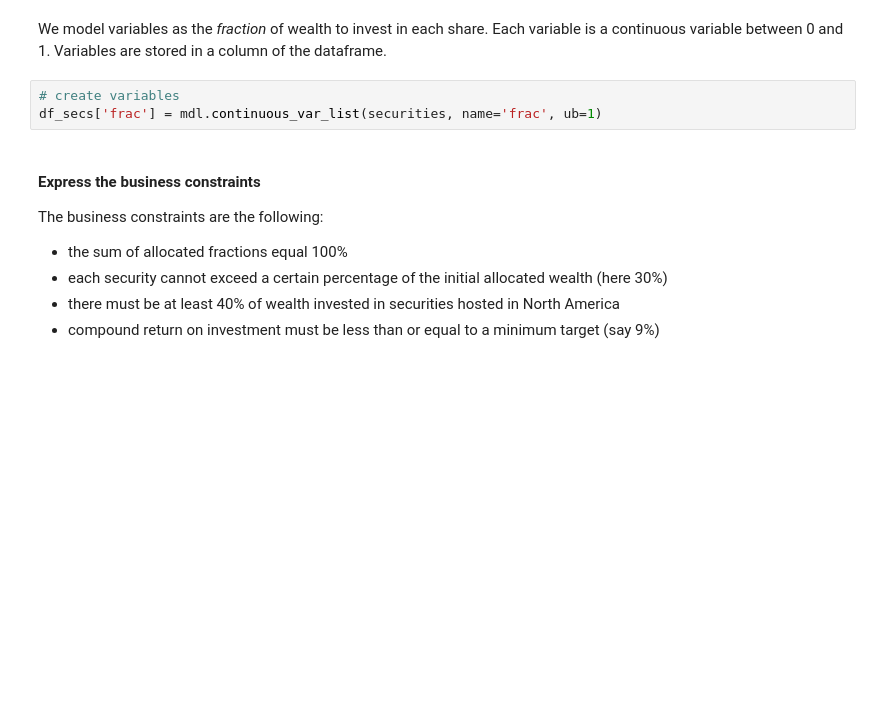
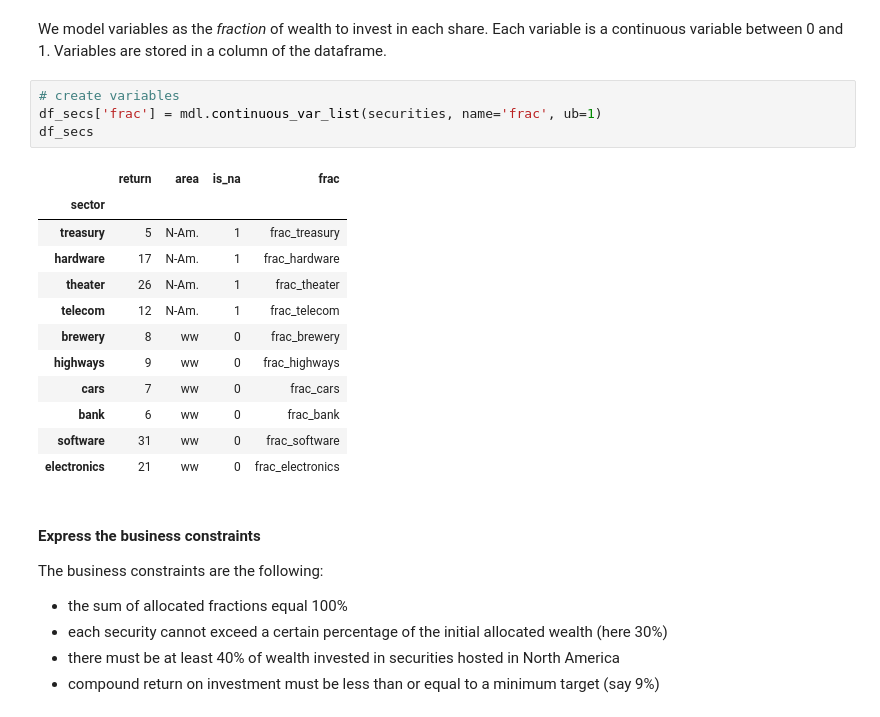
Before and after one commit to jxtrbtk/cplex, a Jupyter notebook: CPLEX-LAB03-Beyond_Linear_Programming.ipynb, the cells around one changed output. Drawn from its saved outputs; the diff is of its cells as text; blank space fills up the shorter version.

```diff
--- a/CPLEX-LAB03-Beyond_Linear_Programming.ipynb
+++ b/CPLEX-LAB03-Beyond_Linear_Programming.ipynb
@@ -944,6 +939,20 @@ We model variables as the _fraction_ of wealth to invest in each share. Each var
 # %%
 # create variables
 df_secs['frac'] = mdl.continuous_var_list(securities, name='frac', ub=1)
+df_secs
+# %% [output]
+|  | return | area | is_na | frac |
+| sector |  |  |  |  |
+| treasury | 5 | N-Am. | 1 | frac_treasury |
+| hardware | 17 | N-Am. | 1 | frac_hardware |
+| theater | 26 | N-Am. | 1 | frac_theater |
+| telecom | 12 | N-Am. | 1 | frac_telecom |
+| brewery | 8 | ww | 0 | frac_brewery |
+| highways | 9 | ww | 0 | frac_highways |
+| cars | 7 | ww | 0 | frac_cars |
+| bank | 6 | ww | 0 | frac_bank |
+| software | 31 | ww | 0 | frac_software |
+| electronics | 21 | ww | 0 | frac_electronics |
 # %% [markdown]
 #### Express the business constraints
 
```
Also changed, not shown: parts of 10 cells of this notebook.
